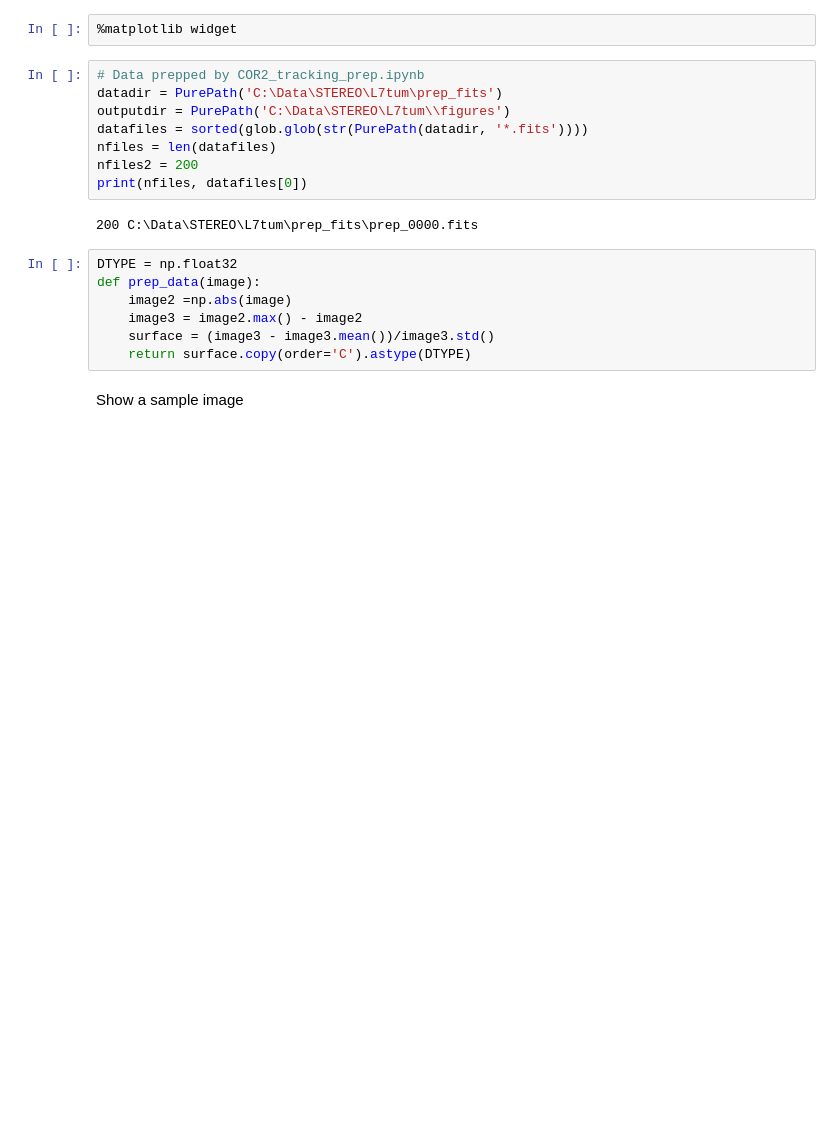
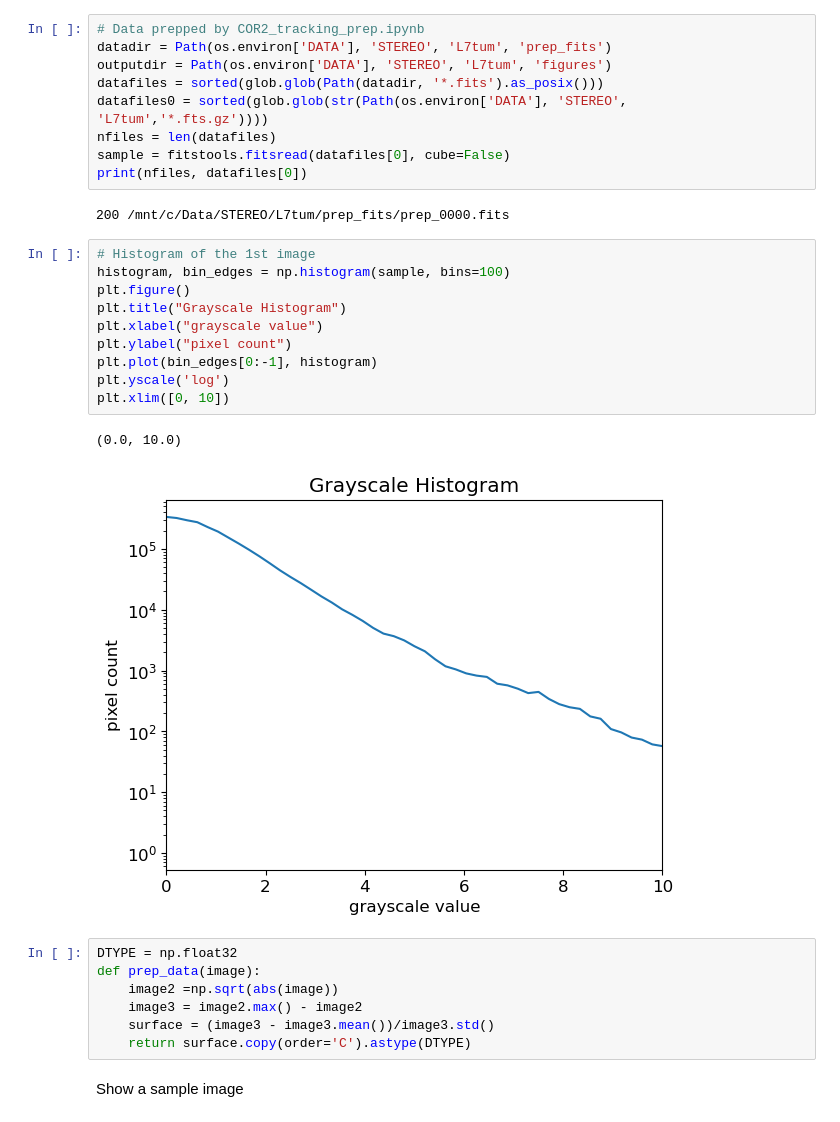
Before and after one commit to WaaallEEE/stereo_solar_flow_tracking, a Jupyter notebook: notebooks/COR2_balltracking.ipynb, the cells around one changed output. Saved outputs shown, nothing was run; the diff lists cells and outputs as text; blank space fills up the shorter version.

```diff
--- a/notebooks/COR2_balltracking.ipynb
+++ b/notebooks/COR2_balltracking.ipynb
@@ -20,19 +26,31 @@ dpi = 168
-# %%
-%matplotlib widget
 # %%
 # Data prepped by COR2_tracking_prep.ipynb
-datadir = PurePath('C:\Data\STEREO\L7tum\prep_fits')
-outputdir = PurePath('C:\Data\STEREO\L7tum\\figures')
-datafiles = sorted(glob.glob(str(PurePath(datadir, '*.fits'))))
+datadir = Path(os.environ['DATA'], 'STEREO', 'L7tum', 'prep_fits')
+outputdir = Path(os.environ['DATA'], 'STEREO', 'L7tum', 'figures')
+datafiles = sorted(glob.glob(Path(datadir, '*.fits').as_posix()))
+datafiles0 = sorted(glob.glob(str(Path(os.environ['DATA'], 'STEREO', 'L7tum','*.fts.gz'))))
 nfiles = len(datafiles)
-nfiles2 = 200
+sample = fitstools.fitsread(datafiles[0], cube=False)
 print(nfiles, datafiles[0])
 # %% [output]
-200 C:\Data\STEREO\L7tum\prep_fits\prep_0000.fits
+200 /mnt/c/Data/STEREO/L7tum/prep_fits/prep_0000.fits
+# %%
+# Histogram of the 1st image
+histogram, bin_edges = np.histogram(sample, bins=100)
+plt.figure()
+plt.title("Grayscale Histogram")
+plt.xlabel("grayscale value")
+plt.ylabel("pixel count")
+plt.plot(bin_edges[0:-1], histogram)
+plt.yscale('log')
+plt.xlim([0, 10])
+# %% [output]
+(0.0, 10.0)
+[figure, added]
 # %%
 DTYPE = np.float32
 def prep_data(image):
-    image2 =np.abs(image)
+    image2 =np.sqrt(abs(image))
     image3 = image2.max() - image2
     surface = (image3 - image3.mean())/image3.std()
     return surface.copy(order='C').astype(DTYPE)
```
Also changed, not shown: parts of 25 cells of this notebook, 5 other files.
